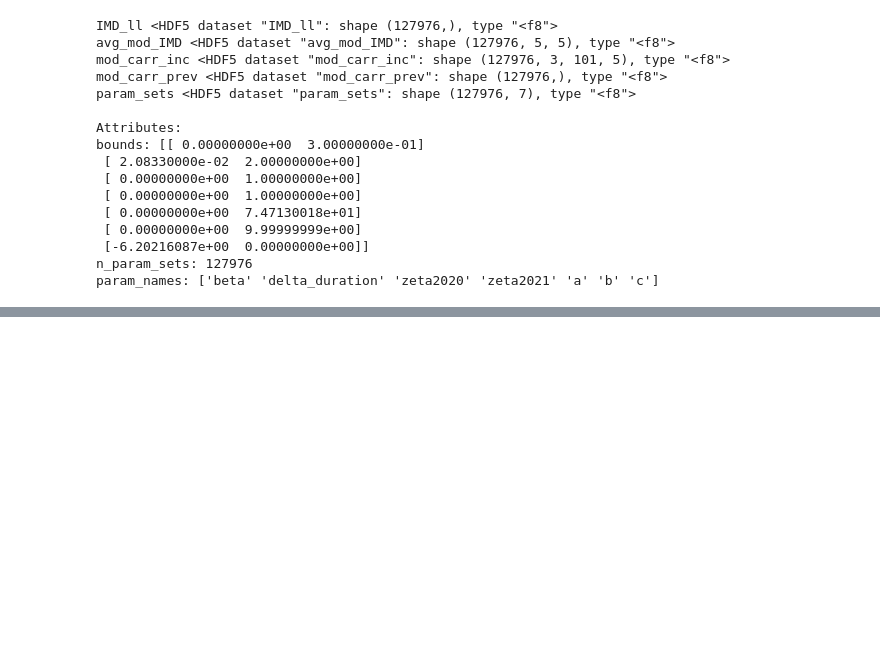
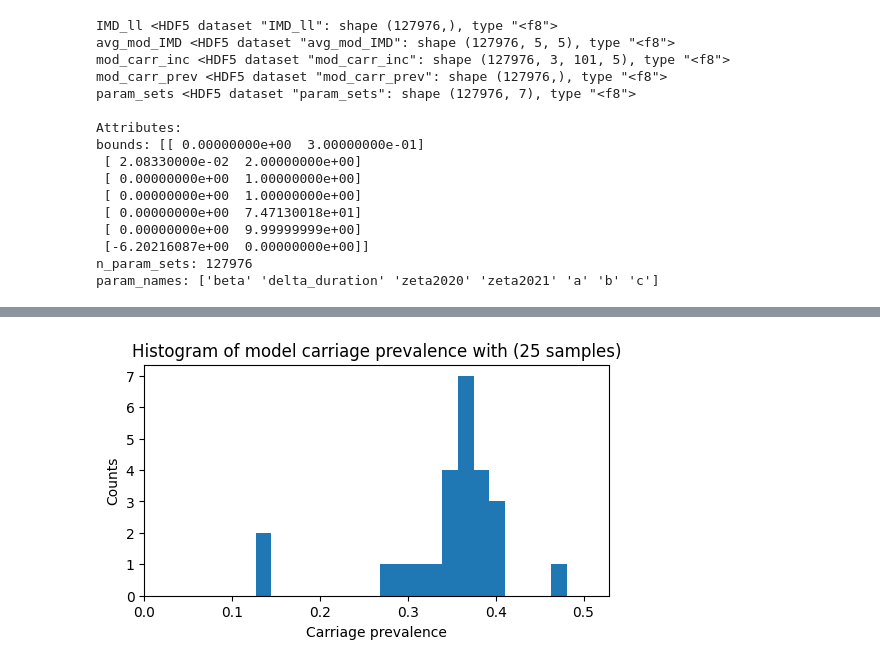
Before and after one commit to LeonMengoniNoritake/Meningo_code, a Jupyter notebook: Code/prefit.ipynb, the cells around one changed output, grey strips where cells are left out. Saved outputs shown, nothing was run; the diff lists cells and outputs as text; code cells hidden in the pictures; blank space fills up the shorter version.

```diff
--- a/Code/prefit.ipynb
+++ b/Code/prefit.ipynb
@@ -133,5 +144,5 @@ for param_set in sel_param_sets:
 # %%
-# # Check parameter space for best ll_IMD. Confirm that they have non zero carriage prevalence
-# n_best = 25
-# sel_indices = np.argsort(IMD_ll)[::-1][:n_best]
+# Check parameter space for best ll_IMD. Confirm that they have non zero carriage prevalence
+n_best = 25
+sel_indices = np.argsort(IMD_ll)[::-1][:n_best]
 # %%
@@ -196,12 +209,14 @@ for param_set in sel_param_sets:
 # %%
-# # Plot histogram of model carriage prevalence of best parameter sets
-# counts, bins = np.histogram(mod_carr_prev[sel_indices], bins=20)
-# fig, ax = plt.subplots(1,1,figsize=(6,3))
-# ax.hist(mod_carr_prev[sel_indices], bins)
-# ax.set_title(f'Histogram of model carriage prevalence with ({n_best} samples)')
-# ax.set_xlabel('Carriage prevalence')
-# ax.set_xlim(0,np.max(mod_carr_prev[sel_indices]) * 1.1)
-# ax.set_ylabel('Counts')
-# fig.savefig(os.path.join(plots_dir, f'carriage_prevalence_hist_best_IMD_ll'), bbox_inches='tight')
-# plt.show()
+# Plot histogram of model carriage prevalence of best parameter sets
+counts, bins = np.histogram(mod_carr_prev[sel_indices], bins=20)
+fig, ax = plt.subplots(1,1,figsize=(6,3))
+ax.hist(mod_carr_prev[sel_indices], bins)
+ax.set_title(f'Histogram of model carriage prevalence with ({n_best} samples)')
+ax.set_xlabel('Carriage prevalence')
+ax.set_xlim(0,np.max(mod_carr_prev[sel_indices]) * 1.1)
+ax.set_ylabel('Counts')
+fig.savefig(os.path.join(plots_dir, f'carriage_prevalence_hist_best_IMD_ll'), bbox_inches='tight')
+plt.show()
+# %% [output]
+[figure, added]
 # %%
```
Also changed, not shown: parts of 40 cells of this notebook.
